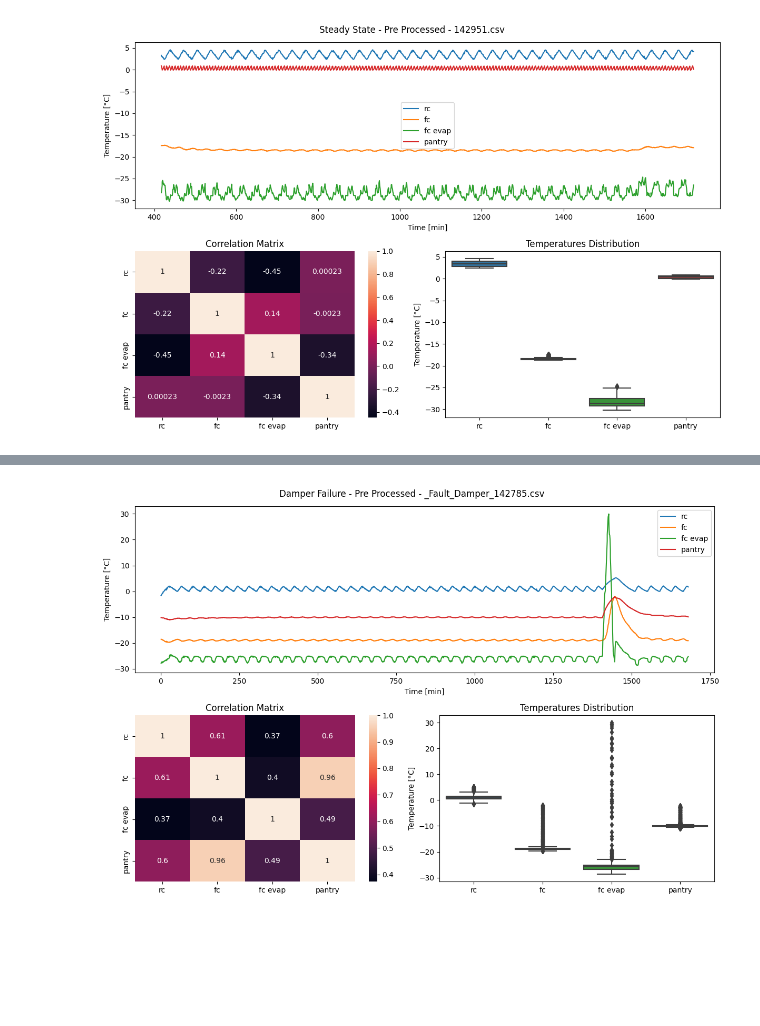
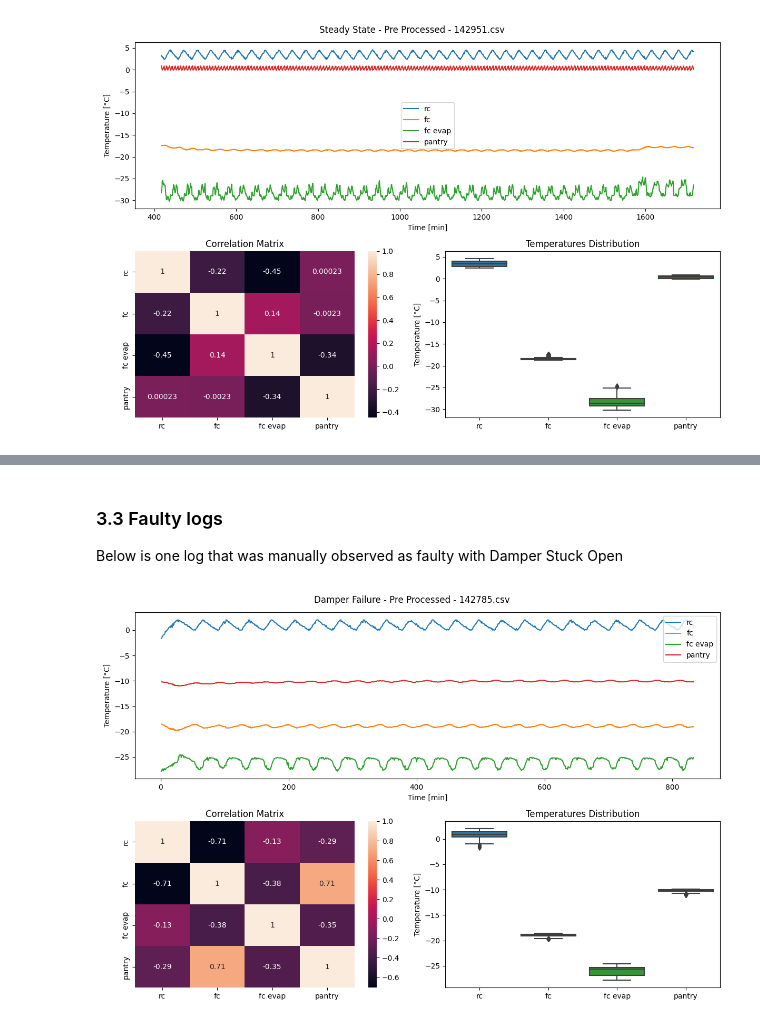
Before and after one commit to jonaseu/AppliedML-Refrigerator_Fault_Detection, a Jupyter notebook: Notebooks/2.EDA-Analyzing_Pre_Processed.ipynb, the cells around one changed output, grey strips where cells are left out. Saved outputs shown, nothing was run; the diff lists cells and outputs as text; code cells hidden in the pictures; blank space fills up the shorter version.

```diff
--- a/Notebooks/2.EDA - Analyzing Pre Processed.ipynb
+++ b/Notebooks/2.EDA-Analyzing_Pre_Processed.ipynb
@@ -70,8 +129,13 @@ RefriPlot_PlotPreprocessedLog(door_open_log_data,"Door Open - " + door_open_log_
+# %% [markdown]
+### 3.3 Faulty logs
+
+Below is one log that was manually observed as faulty with Damper Stuck Open
 # %%
 #Pick another know log that contains Pantry damper in failure
 damper_failure_log_name = "Pre Processed - 142785.csv"
 damper_failure_log_data = csv_files[damper_failure_log_name]
+damper_failure_log_data = damper_failure_log_data[:1000] #remove end of the log to avoid defrost info
 
 RefriPlot_PlotPreprocessedLog(damper_failure_log_data,"Damper Failure - " + damper_failure_log_name)
 # %% [output]
-[figure, old version]
+[figure, new version]
```
Also changed, not shown: parts of 16 cells of this notebook, 5 other files.
